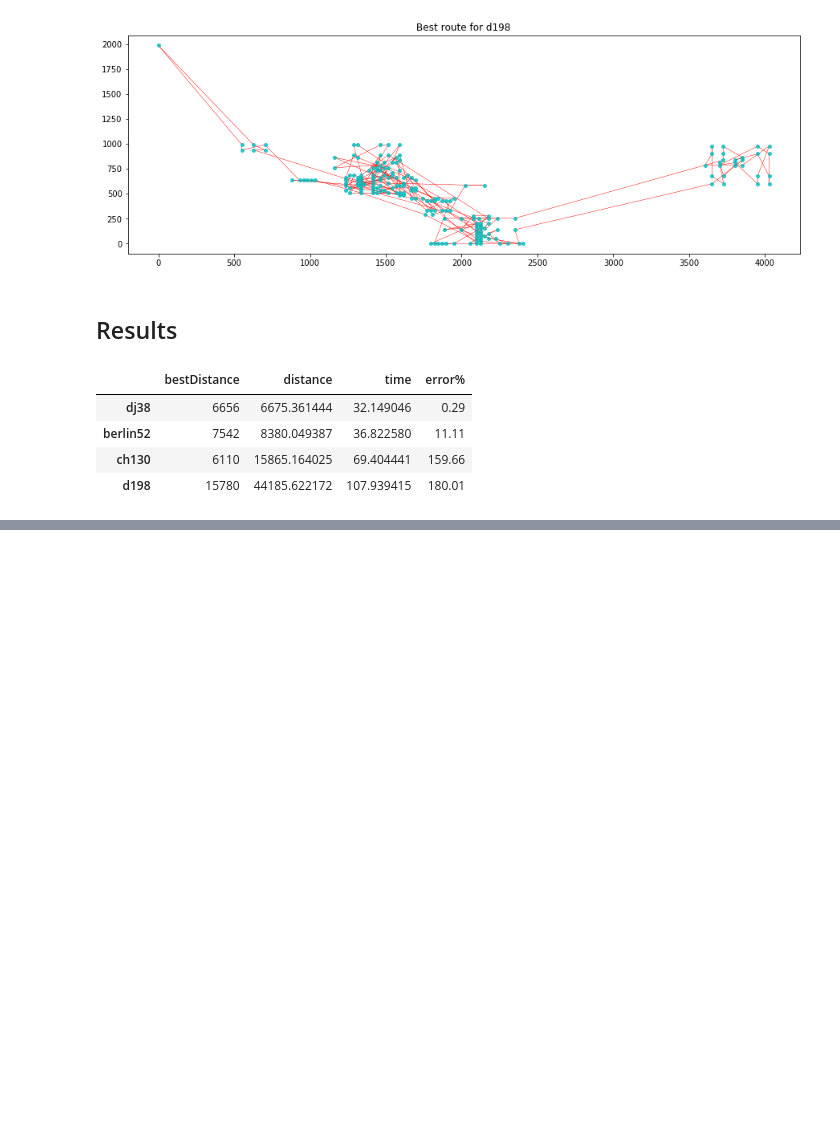
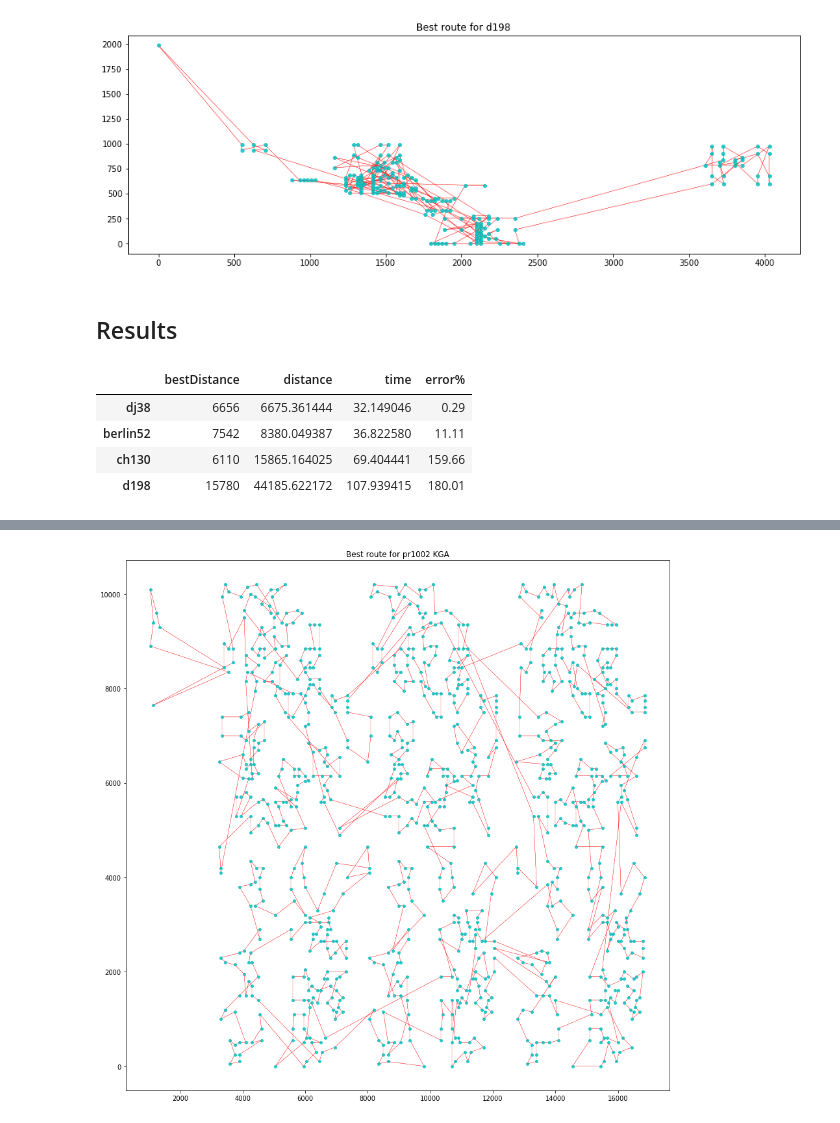
Before and after one commit to DBertazioli/Ant-Q-KGA, a Jupyter notebook: genomic/extended_try.ipynb, the cells around one changed output, grey strips where cells are left out. Saved outputs shown, nothing was run; the diff lists cells and outputs as text; code cells hidden in the pictures; blank space fills up the shorter version.

```diff
--- a/genomic/extended_try.ipynb
+++ b/genomic/extended_try.ipynb
@@ -404,0 +788,8 @@ results
+# %%
+ordered_centroids = GenA(centroids,
+                         d_matrixCentroid,
+                         popSize = 100,
+                         selection = 'tournament',
+                         elite_n=25,
+                         mutation_r=0.01,
+                         n_of_gen = 100)[0]
@@ -404,0 +803,13 @@ results
+# %%
+Clusterpr1002 =  KGA(obj1,
+                  dm = d_matrix,
+                  popSize=100,
+                  selection='roulette-wheel',
+                  elite_n=25,
+                  mutation_r=0.01,
+                  n_of_gen=100,
+                  plot = False)
+# %%
+clu_start = Clusterpr1002[0]
+for i in range(1,len(Clusterpr1002)):
+    clu_start = join_cluster(clu_start,Clusterpr1002[i], d_matrix)
@@ -404,0 +820,5 @@ results
+# %%
+rcParams['figure.figsize'] = 15,15
+plot(df_pr1002, clu_start, 'pr1002 KGA')
+# %% [output]
+[figure, added]
```
Also changed, not shown: parts of 39 cells of this notebook, 1 other file.
